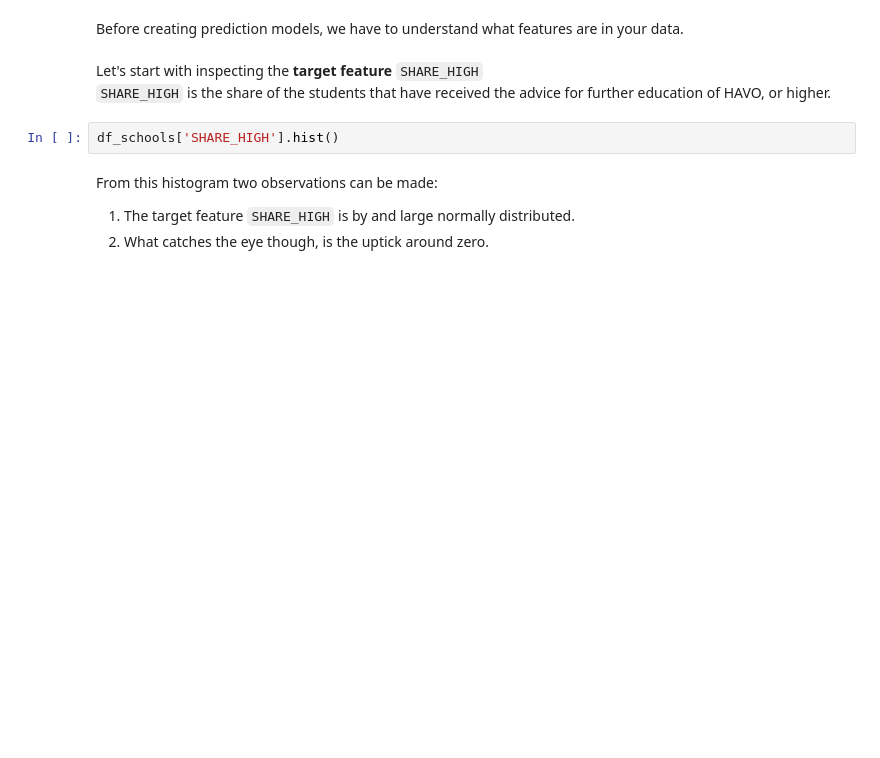
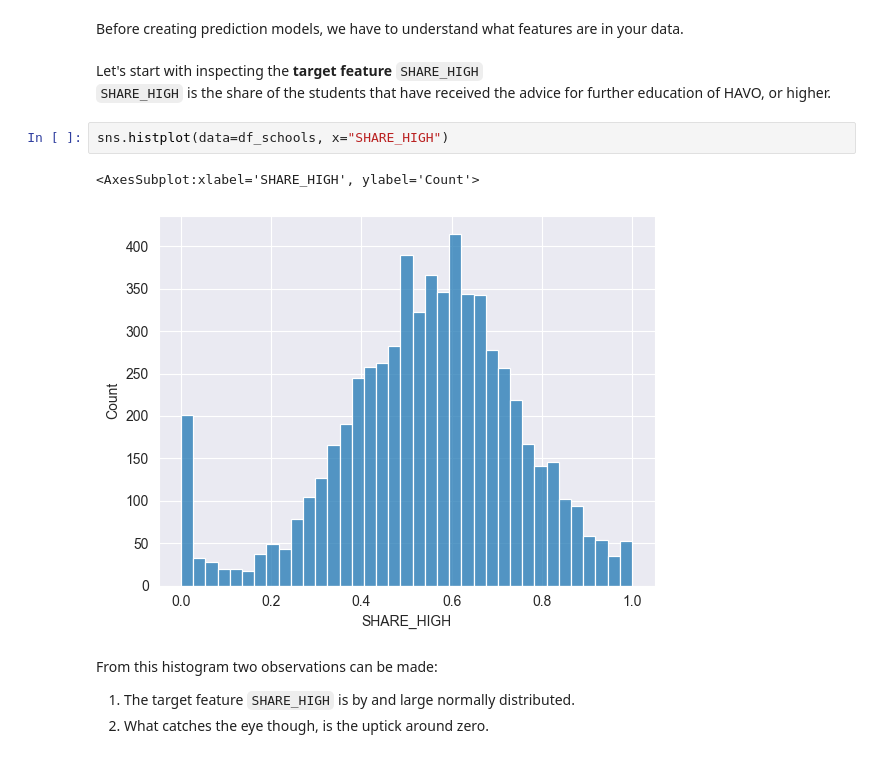
Before and after one commit to hjdeheer/TPM34A_Lab, a Jupyter notebook: Lab_sessions/lab_session_03/lab_session_03.ipynb, the cells around one changed output. Saved outputs shown, nothing was run; the diff lists cells and outputs as text; blank space fills up the shorter version.

```diff
--- a/Lab_sessions/lab_session_03/lab_session_03.ipynb
+++ b/Lab_sessions/lab_session_03/lab_session_03.ipynb
@@ -101,8 +109,11 @@ df_schools = pd.read_csv(data_folder/'school_data.csv')
 Before creating prediction models, we have to understand what features are in your data.<br><br>
 Let's start with inspecting the **target feature** `SHARE_HIGH`<br>
 `SHARE_HIGH` is the share of the students that have received the advice for further education of HAVO, or higher.
-# %%
-df_schools['SHARE_HIGH'].hist()
+# %%
+sns.histplot(data=df_schools, x="SHARE_HIGH")
+# %% [output]
+<AxesSubplot:xlabel='SHARE_HIGH', ylabel='Count'>
+[figure, added]
 # %% [markdown]
 From this histogram two observations can be made:
 1. The target feature `SHARE_HIGH` is by and large normally distributed.
```
Also changed, not shown: parts of 28 cells of this notebook, 1 other file.
